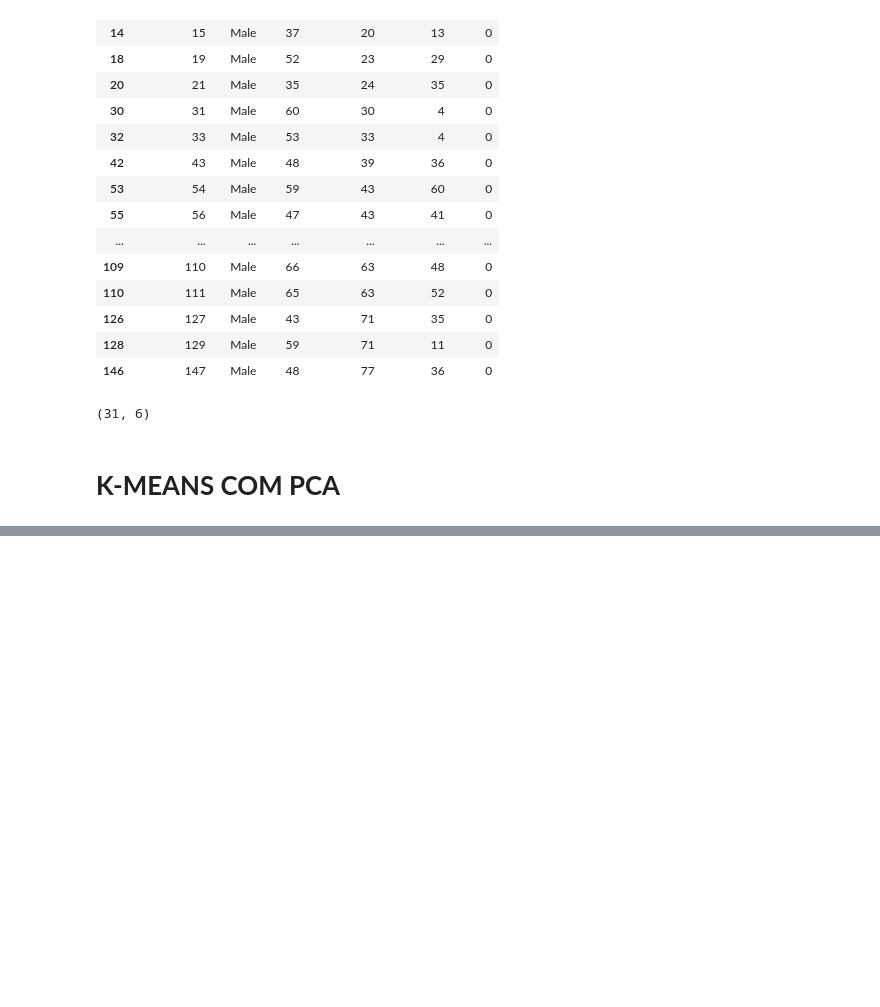
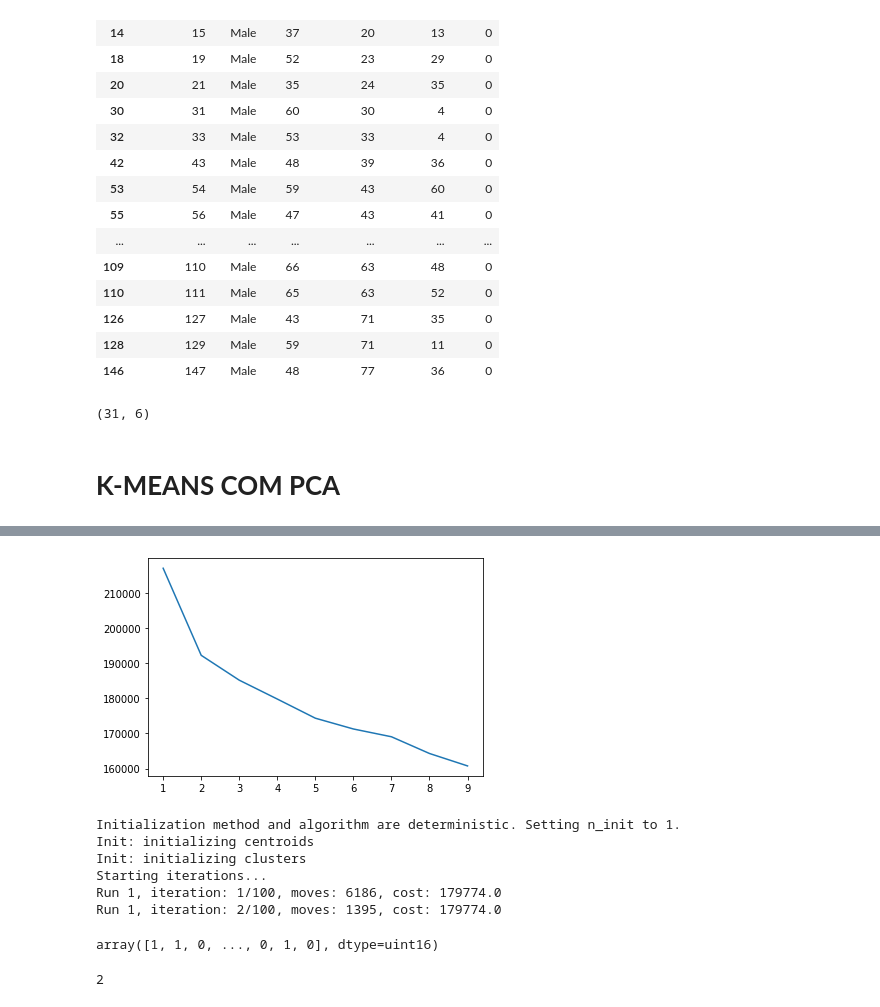
Before and after one commit to JessicaPortilio/Machine_Learning_Python, a Jupyter notebook: AprendizadoNaoSupervisionado_Agrupamento/AprendizadoNaoSupervisionado_Agrupamento.ipynb, the cells around one changed output, grey strips where cells are left out. Drawn from its saved outputs; the diff is of its cells as text; code cells hidden in the pictures; blank space fills up the shorter version.

```diff
--- a/AprendizadoNaoSupervisionado_Agrupamento/AprendizadoNaoSupervisionado_Agrupamento.ipynb
+++ b/AprendizadoNaoSupervisionado_Agrupamento/AprendizadoNaoSupervisionado_Agrupamento.ipynb
@@ -602,0 +1883,5 @@ grupo0.shape
+# %%
+df3['faixa_idade'] = pd.cut(df3['age'], [0, 20, 30, 40, 50, 60, 70, 80, 90, 100],
+                              labels=['0-20', '20-30', '30-40', '40-50','50-60','60-70','70-80', '80-90','90-100'])
+# %%
+df3  = df3.drop('age',axis = 1)
@@ -602,0 +1942,4 @@ grupo0.shape
+# %%
+from sklearn import preprocessing
+df4 = df3.apply(preprocessing.LabelEncoder().fit_transform)
+df4.head()
@@ -602,0 +1971,6 @@ grupo0.shape
+# %%
+custo = []
+for num_clusters in list(range(1,10)):
+    kmode = KModes(n_clusters=num_clusters, n_init = 2, verbose=1)
+    kmode.fit_predict(df4)
+    custo.append(kmode.cost_)
@@ -602,0 +1995,24 @@ grupo0.shape
+# %%
+import matplotlib.pyplot as plt
+y = np.array([i for i in range(1,10,1)])
+plt.plot(y,custo);
+# %% [output]
+[figure, added]
+# %%
+kmd = KModes(n_clusters=4, verbose=1)
+kmd1 = kmd.fit_predict(df4)
+# %% [output]
+Initialization method and algorithm are deterministic. Setting n_init to 1.
+Init: initializing centroids
+Init: initializing clusters
+Starting iterations...
+Run 1, iteration: 1/100, moves: 6186, cost: 179774.0
+Run 1, iteration: 2/100, moves: 1395, cost: 179774.0
+# %%
+kmd1
+# %% [output]
+array([1, 1, 0, ..., 0, 1, 0], dtype=uint16)
+# %%
+kmd1[40000]
+# %% [output]
+2
```
Also changed, not shown: parts of 184 cells of this notebook, 1 other file.
